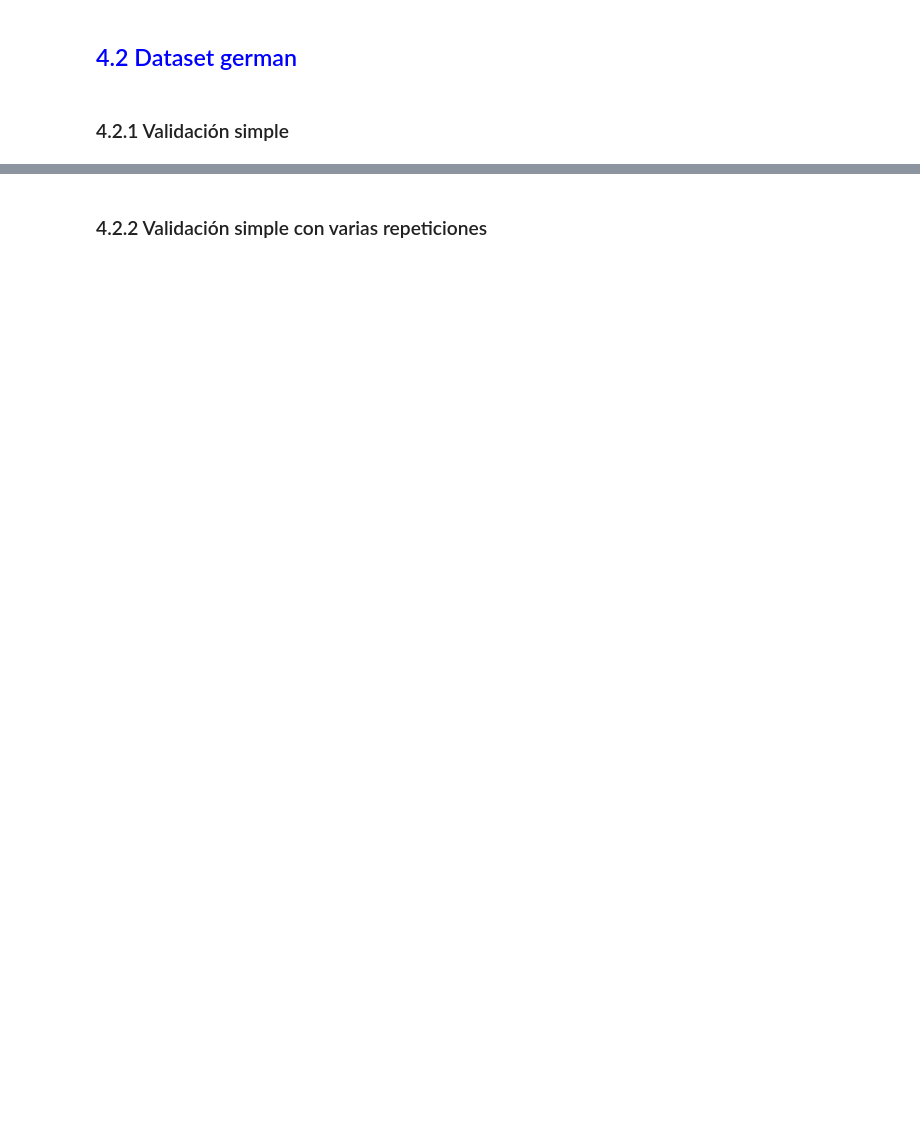
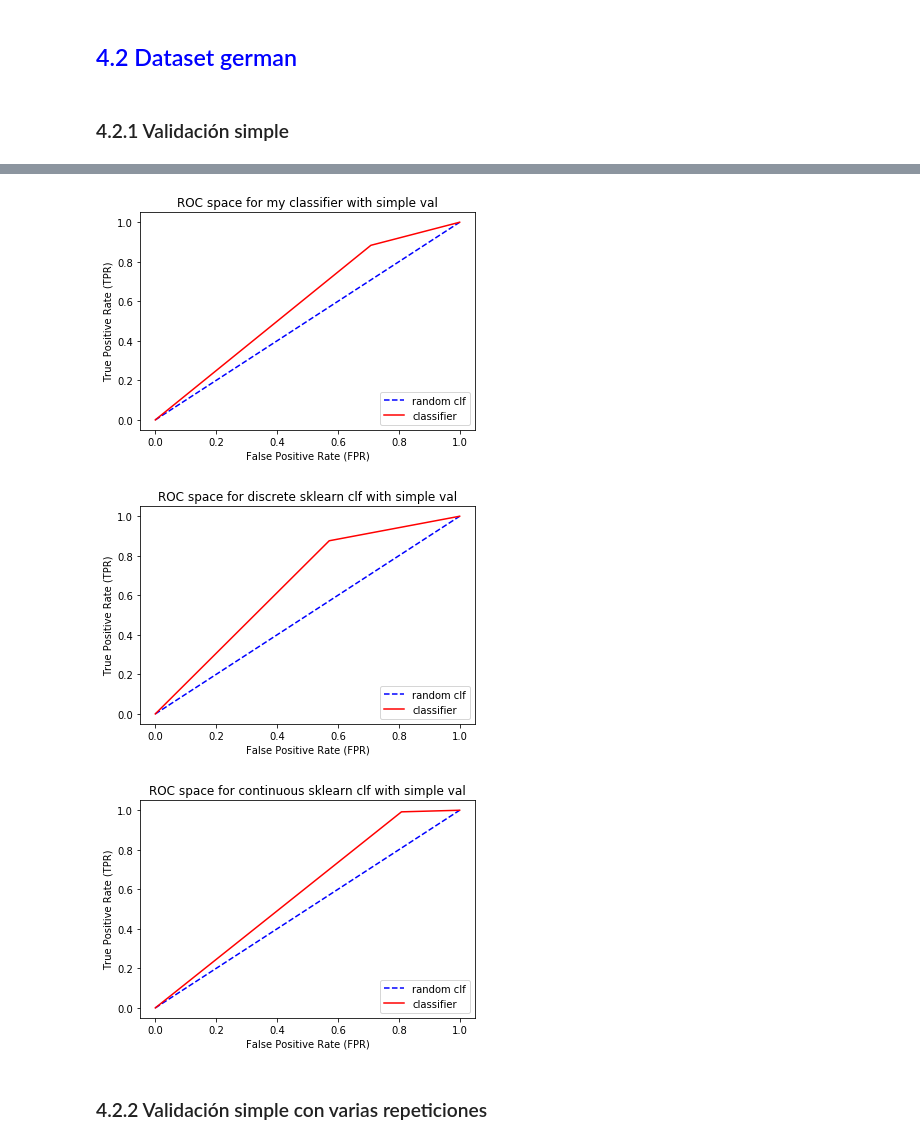
Before and after one commit to AlejandroSantorum/MachineLearning_Assignments, a Jupyter notebook: Assignment1/test_ClasificadorNB.ipynb, the cells around one changed output, grey strips where cells are left out. Drawn from its saved outputs; the diff is of its cells as text; code cells hidden in the pictures; blank space fills up the shorter version.

Commit message:
Add ROC analysis german db

```diff
--- a/Assignment1/test_ClasificadorNB.ipynb
+++ b/Assignment1/test_ClasificadorNB.ipynb
@@ -774,2 +788,6 @@ plot_ROC(fpr_nbsk, tpr_nbsk, clf_name='sklearn clf with 5fold cross-val')
 # %% [markdown]
 ### 4.2.1 Validación simple
+# %%
+strat_simple = EstrategiaParticionado.ValidacionSimple(0.8)
+# %%
+fpr_nb, tpr_nb = ROC_Analysis(db_ger, NB, strat_simple)
@@ -775,0 +802,2 @@ plot_ROC(fpr_nbsk, tpr_nbsk, clf_name='sklearn clf with 5fold cross-val')
+# %%
+fpr_nbsk_discr, tpr_nbsk_discr = ROC_Analysis(db_ger_sk_discr, NBSK_discr, strat_simple)
@@ -775,0 +812,2 @@ plot_ROC(fpr_nbsk, tpr_nbsk, clf_name='sklearn clf with 5fold cross-val')
+# %%
+fpr_nbsk_cont, tpr_nbsk_cont = ROC_Analysis(db_ger_sk_cont, NBSK_cont, strat_simple)
@@ -776,2 +822,10 @@ plot_ROC(fpr_nbsk, tpr_nbsk, clf_name='sklearn clf with 5fold cross-val')
+# %%
+plot_ROC(fpr_nb, tpr_nb, clf_name='my classifier with simple val')
+plot_ROC(fpr_nbsk_discr, tpr_nbsk_discr, clf_name='discrete sklearn clf with simple val')
+plot_ROC(fpr_nbsk_cont, tpr_nbsk_cont, clf_name='continuous sklearn clf with simple val')
+# %% [output]
+[figure, added]
+[figure, added]
+[figure, added]
 # %% [markdown]
 ### 4.2.2 Validación simple con varias repeticiones
```
Also changed, not shown: parts of 46 cells of this notebook.
